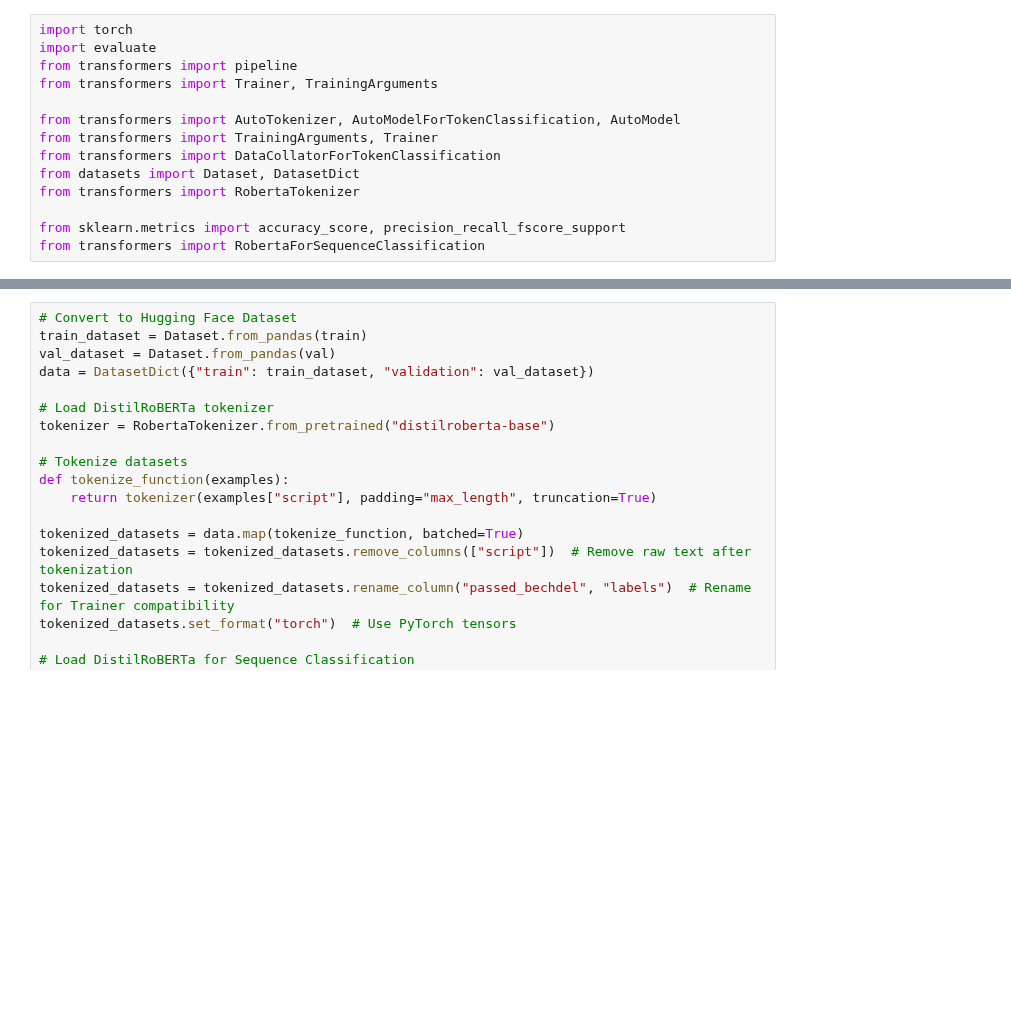
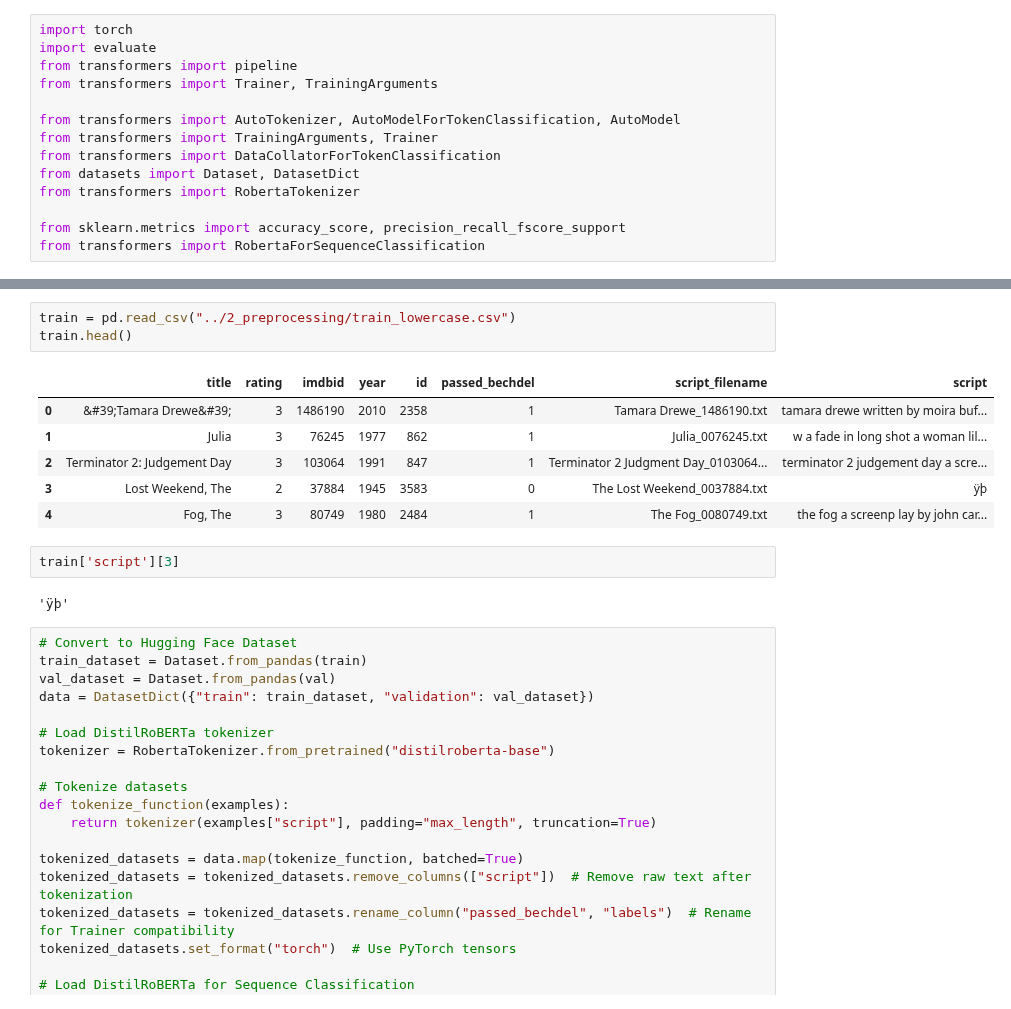
Before and after one commit to sigridbom/NLP_exam, a Jupyter notebook: 3_model_selection/3_model_selection.ipynb, the cells around one changed output, grey strips where cells are left out. Cells and saved outputs as stored; diff of their text form; blank space fills up the shorter version.

```diff
--- a/3_model_selection/3_model_selection.ipynb
+++ b/3_model_selection/3_model_selection.ipynb
@@ -379,6 +397,20 @@ train.head()
 | 2 | Terminator 2: Judgement Day | 3 | 103064 | 1991 | 847 | 1 | Terminator 2 Judgment Day_0103064... | TERMINATOR 2 JUDGEMENT DAY a Scre... |
 | 3 | Lost Weekend, The | 2 | 37884 | 1945 | 3583 | 0 | The Lost Weekend_0037884.txt | ÿþ |
 | 4 | Fog, The | 3 | 80749 | 1980 | 2484 | 1 | The Fog_0080749.txt | THE FOG a screenp lay by John Car... |
+# %%
+train = pd.read_csv("../2_preprocessing/train_lowercase.csv")
+train.head()
+# %% [output]
+|  | title | rating | imdbid | year | id | passed_bechdel | script_filename | script |
+| 0 | &#39;Tamara Drewe&#39; | 3 | 1486190 | 2010 | 2358 | 1 | Tamara Drewe_1486190.txt | tamara drewe written by moira buf... |
+| 1 | Julia | 3 | 76245 | 1977 | 862 | 1 | Julia_0076245.txt | w a fade in long shot a woman lil... |
+| 2 | Terminator 2: Judgement Day | 3 | 103064 | 1991 | 847 | 1 | Terminator 2 Judgment Day_0103064... | terminator 2 judgement day a scre... |
+| 3 | Lost Weekend, The | 2 | 37884 | 1945 | 3583 | 0 | The Lost Weekend_0037884.txt | ÿþ |
+| 4 | Fog, The | 3 | 80749 | 1980 | 2484 | 1 | The Fog_0080749.txt | the fog a screenp lay by john car... |
+# %%
+train['script'][3]
+# %% [output]
+'ÿþ'
 # %%
 # Convert to Hugging Face Dataset
 train_dataset = Dataset.from_pandas(train)
```
Also changed, not shown: parts of 1 cell of this notebook, 3 other files.
